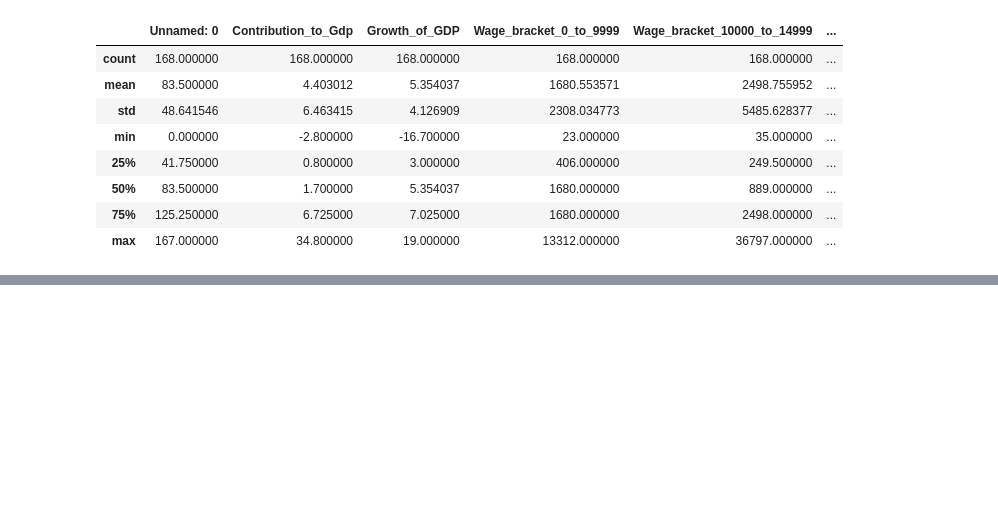
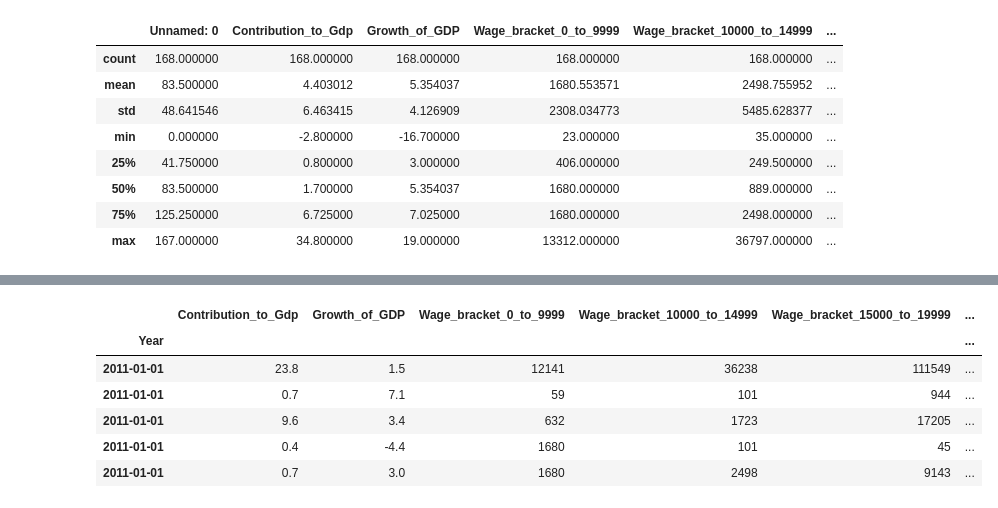
Before and after one commit to Harikiran2903/Predictive-Analysis-of-Productive-Employment-based-on-Economic-Growth, a Jupyter notebook: analysis.ipynb, the cells around one changed output, grey strips where cells are left out. Cells and saved outputs as stored; diff of their text form; code cells hidden in the pictures; blank space fills up the shorter version.

```diff
--- a/analysis.ipynb
+++ b/analysis.ipynb
@@ -649,0 +694,15 @@ df.Contribution
+# %%
+#Create df1 -- dataframe for data columns
+df1 = df
+drop_col = ["Industry","Unnamed: 0"]
+df1.drop(drop_col,axis = 1, inplace=True)
+# %%
+df1.head()
+# %% [output]
+|  | Contribution_to_Gdp | Growth_of_GDP | Wage_bracket_0_to_9999 | Wage_bracket_10000_to_14999 | Wage_bracket_15000_to_19999 | ... |
+| Year |  |  |  |  |  | ... |
+| 2011-01-01 | 23.8 | 1.5 | 12141 | 36238 | 111549 | ... |
+| 2011-01-01 | 0.7 | 7.1 | 59 | 101 | 944 | ... |
+| 2011-01-01 | 9.6 | 3.4 | 632 | 1723 | 17205 | ... |
+| 2011-01-01 | 0.4 | -4.4 | 1680 | 101 | 45 | ... |
+| 2011-01-01 | 0.7 | 3.0 | 1680 | 2498 | 9143 | ... |
```
Also changed, not shown: parts of 9 cells of this notebook.
